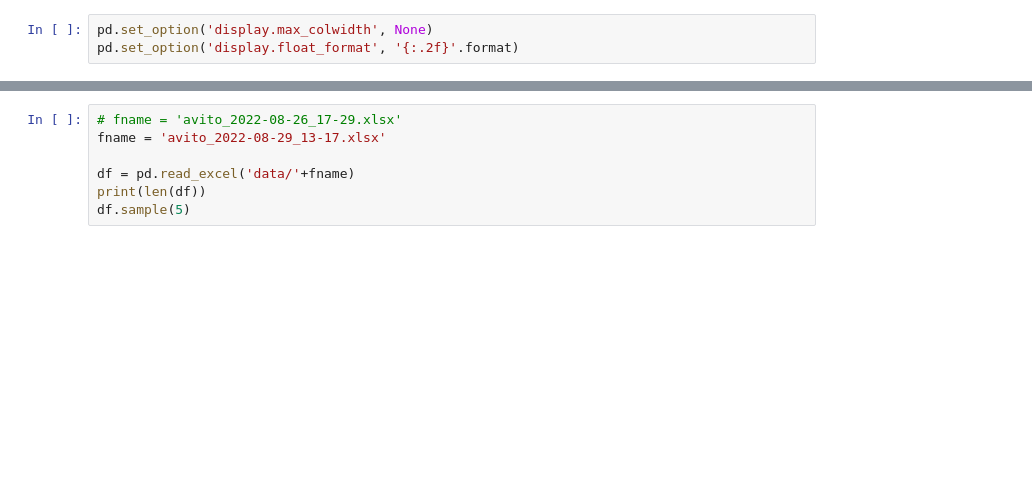
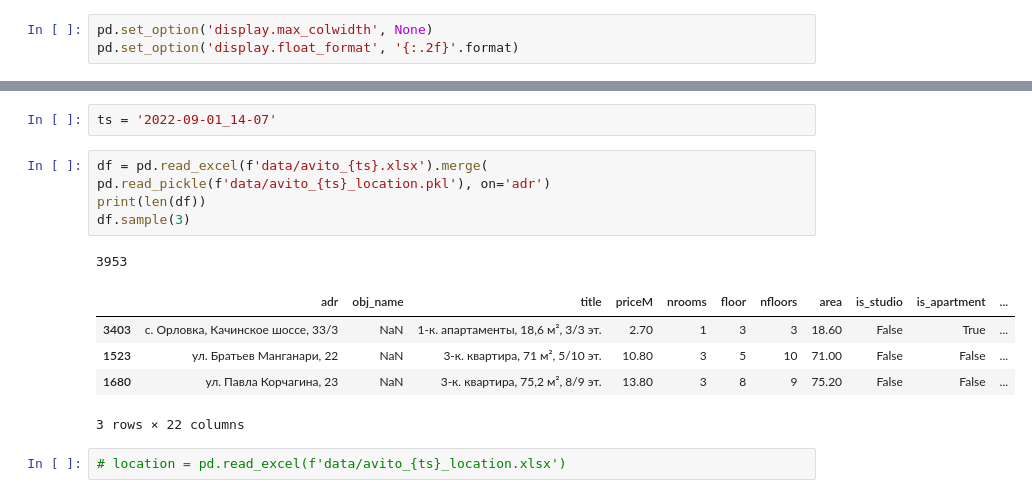
Before and after one commit to smechanoid/avito-parser, a Jupyter notebook: 03-analysis.ipynb, the cells around one changed output, grey strips where cells are left out. Drawn from its saved outputs; the diff is of its cells as text; blank space fills up the shorter version.

```diff
--- a/03-analysis.ipynb
+++ b/03-analysis.ipynb
@@ -10,9 +13,17 @@ pd.set_option('display.float_format', '{:.2f}'.format)
+# %%
+ts = '2022-09-01_14-07'
 # %%
-# fname = 'avito_2022-08-26_17-29.xlsx'
-fname = 'avito_2022-08-29_13-17.xlsx'
-
-df = pd.read_excel('data/'+fname)
+df = pd.read_excel(f'data/avito_{ts}.xlsx').merge( pd.read_pickle(f'data/avito_{ts}_location.pkl'), on='adr')
 print(len(df))
-df.sample(5)
+df.sample(3)
+# %% [output]
+3953
+|  | adr | obj_name | title | priceM | nrooms | floor | nfloors | area | is_studio | is_apartment | ... |
+| 3403 | с. Орловка, Качинское шоссе, 33/3 | NaN | 1-к. апартаменты, 18,6 м², 3/3 эт. | 2.70 | 1 | 3 | 3 | 18.60 | False | True | ... |
+| 1523 | ул. Братьев Манганари, 22 | NaN | 3-к. квартира, 71 м², 5/10 эт. | 10.80 | 3 | 5 | 10 | 71.00 | False | False | ... |
+| 1680 | ул. Павла Корчагина, 23 | NaN | 3-к. квартира, 75,2 м², 8/9 эт. | 13.80 | 3 | 8 | 9 | 75.20 | False | False | ... |
+3 rows × 22 columns
+# %%
+# location = pd.read_excel(f'data/avito_{ts}_location.xlsx')
 # %%
 df.info()
```
Also changed, not shown: parts of 10 cells of this notebook, 4 other files.
